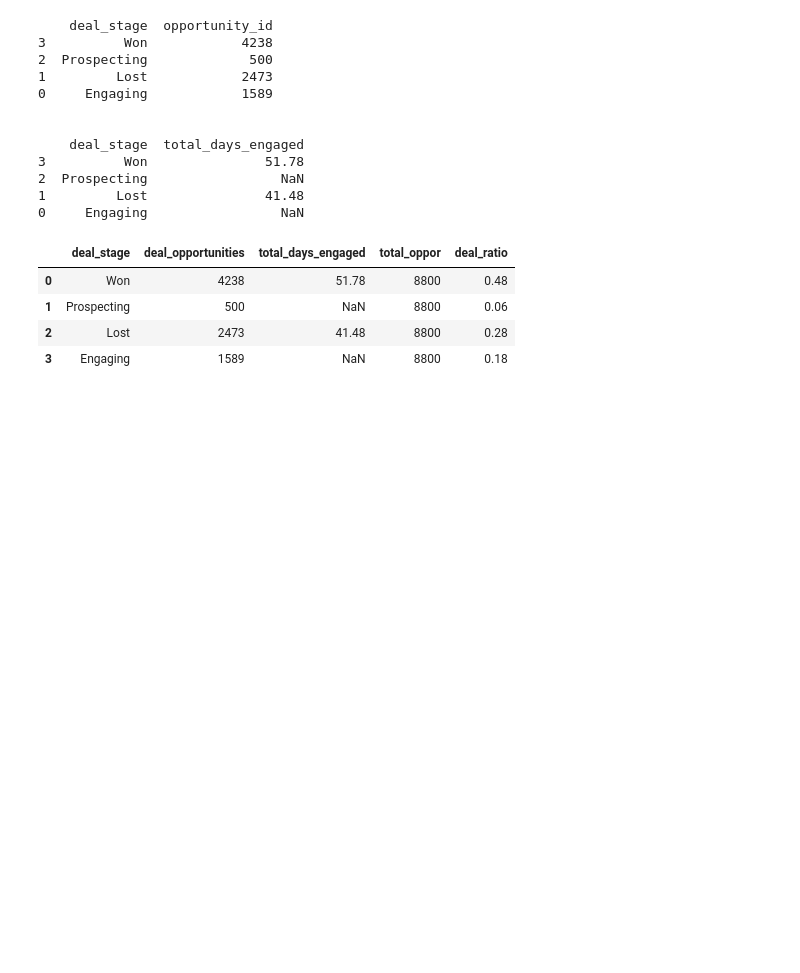
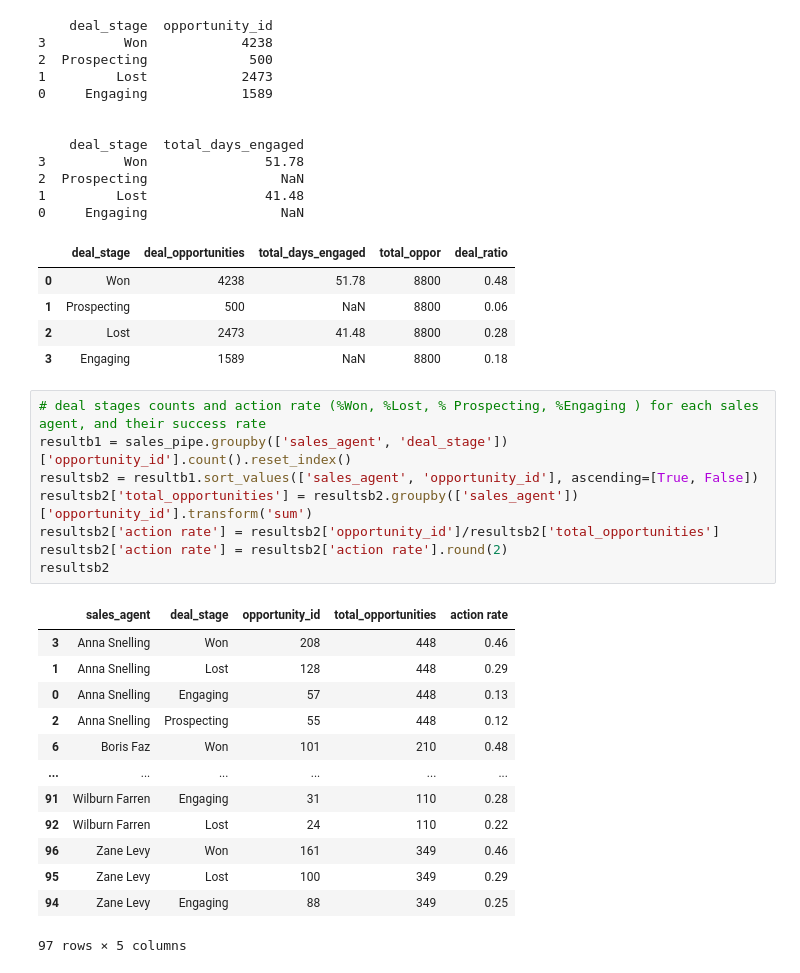
Before and after one commit to SuyogPatgave/Python_Codes-Projects, a Jupyter notebook: CRM_Project.ipynb, the cells around one changed output. Saved outputs shown, nothing was run; the diff lists cells and outputs as text; blank space fills up the shorter version.

```diff
--- a/CRM_Project.ipynb
+++ b/CRM_Project.ipynb
@@ -991,3 +991,25 @@ resulta2
 | 1 | Prospecting | 500 | NaN | 8800 | 0.06 |
 | 2 | Lost | 2473 | 41.48 | 8800 | 0.28 |
 | 3 | Engaging | 1589 | NaN | 8800 | 0.18 |
+# %%
+# deal stages counts and action rate (%Won, %Lost, % Prospecting, %Engaging ) for each sales agent, and their success rate
+resultb1 = sales_pipe.groupby(['sales_agent', 'deal_stage'])['opportunity_id'].count().reset_index()
+resultsb2 = resultb1.sort_values(['sales_agent', 'opportunity_id'], ascending=[True, False])
+resultsb2['total_opportunities'] = resultsb2.groupby(['sales_agent'])['opportunity_id'].transform('sum')
+resultsb2['action rate'] = resultsb2['opportunity_id']/resultsb2['total_opportunities']
+resultsb2['action rate'] = resultsb2['action rate'].round(2)
+resultsb2
+# %% [output]
+|  | sales_agent | deal_stage | opportunity_id | total_opportunities | action rate |
+| 3 | Anna Snelling | Won | 208 | 448 | 0.46 |
+| 1 | Anna Snelling | Lost | 128 | 448 | 0.29 |
+| 0 | Anna Snelling | Engaging | 57 | 448 | 0.13 |
+| 2 | Anna Snelling | Prospecting | 55 | 448 | 0.12 |
+| 6 | Boris Faz | Won | 101 | 210 | 0.48 |
+| ... | ... | ... | ... | ... | ... |
+| 91 | Wilburn Farren | Engaging | 31 | 110 | 0.28 |
+| 92 | Wilburn Farren | Lost | 24 | 110 | 0.22 |
+| 96 | Zane Levy | Won | 161 | 349 | 0.46 |
+| 95 | Zane Levy | Lost | 100 | 349 | 0.29 |
+| 94 | Zane Levy | Engaging | 88 | 349 | 0.25 |
+97 rows × 5 columns
```
Also changed, not shown: parts of 1 cell of this notebook.
